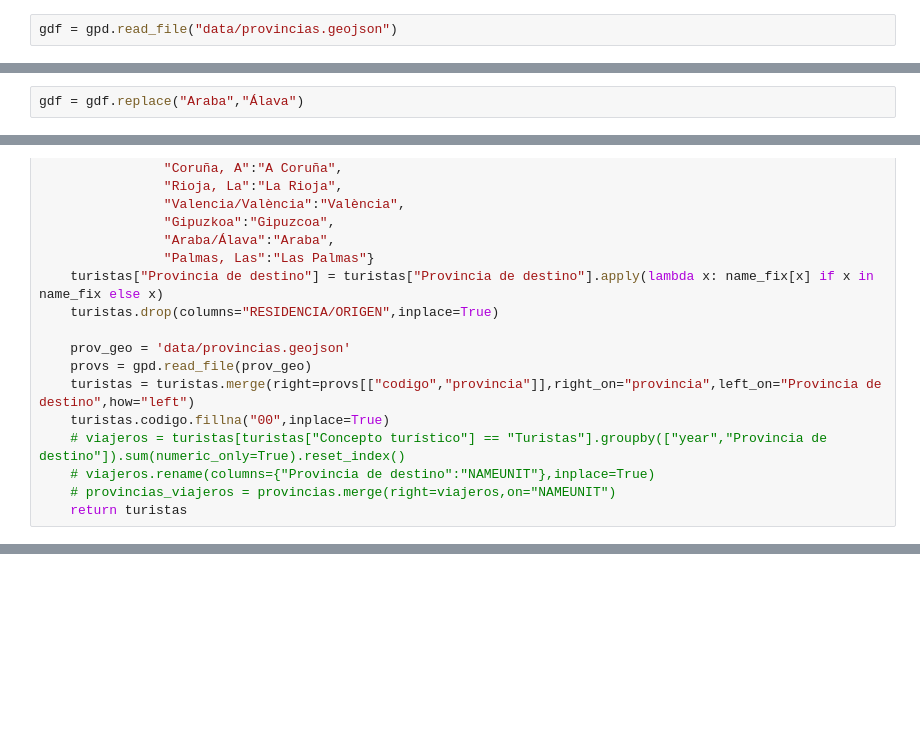
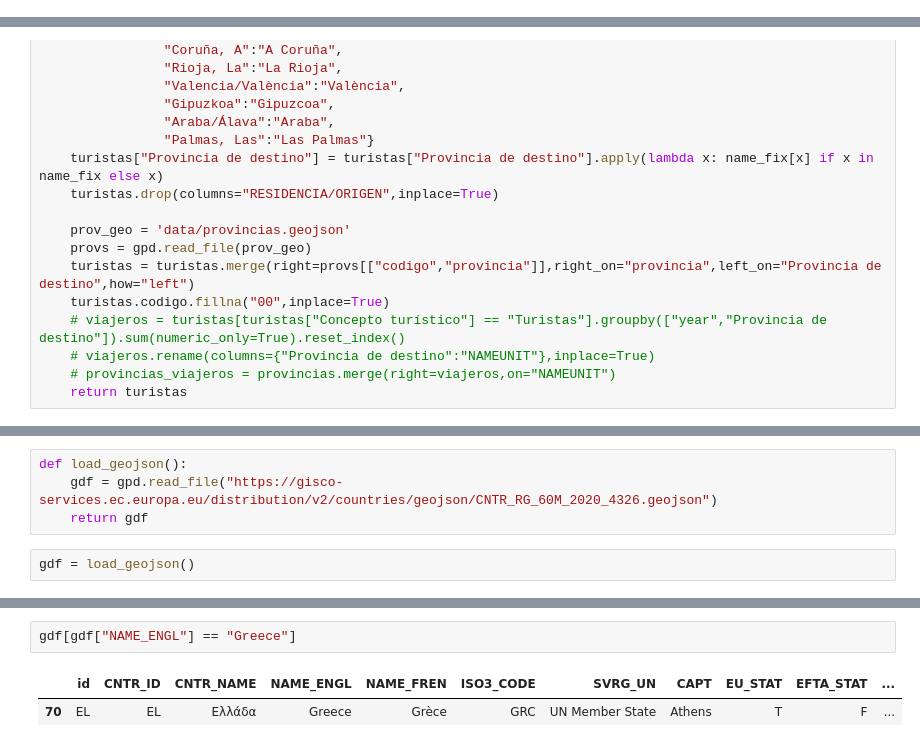
Before and after one commit to igrodfer/PID, a Jupyter notebook: trabajoFinal/geojson.ipynb, the cells around one changed output, grey strips where cells are left out. Saved outputs shown, nothing was run; the diff lists cells and outputs as text; blank space fills up the shorter version.

```diff
--- a/trabajoFinal/geojson.ipynb
+++ b/trabajoFinal/geojson.ipynb
@@ -4,2 +5,0 @@ import pandas as pd
-# %%
-gdf = gpd.read_file("data/provincias.geojson")
@@ -8,2 +5,0 @@ df = pd.DataFrame().replace()
-# %%
-gdf = gdf.replace("Araba","Álava")
@@ -83,0 +122,6 @@ df_turismo[df_turismo["Países"].isna() & ~df_turismo["Continentes"].isna()]
+# %%
+def load_geojson():
+    gdf = gpd.read_file("https://gisco-services.ec.europa.eu/distribution/v2/countries/geojson/CNTR_RG_60M_2020_4326.geojson")
+    return gdf
+# %%
+gdf = load_geojson()
@@ -83,0 +148,5 @@ df_turismo[df_turismo["Países"].isna() & ~df_turismo["Continentes"].isna()]
+# %%
+gdf[gdf["NAME_ENGL"] == "Greece"]
+# %% [output]
+|  | id | CNTR_ID | CNTR_NAME | NAME_ENGL | NAME_FREN | ISO3_CODE | SVRG_UN | CAPT | EU_STAT | EFTA_STAT | ... |
+| 70 | EL | EL | Ελλάδα | Greece | Grèce | GRC | UN Member State | Athens | T | F | ... |
```
Also changed, not shown: parts of 10 cells of this notebook, 4 other files.
